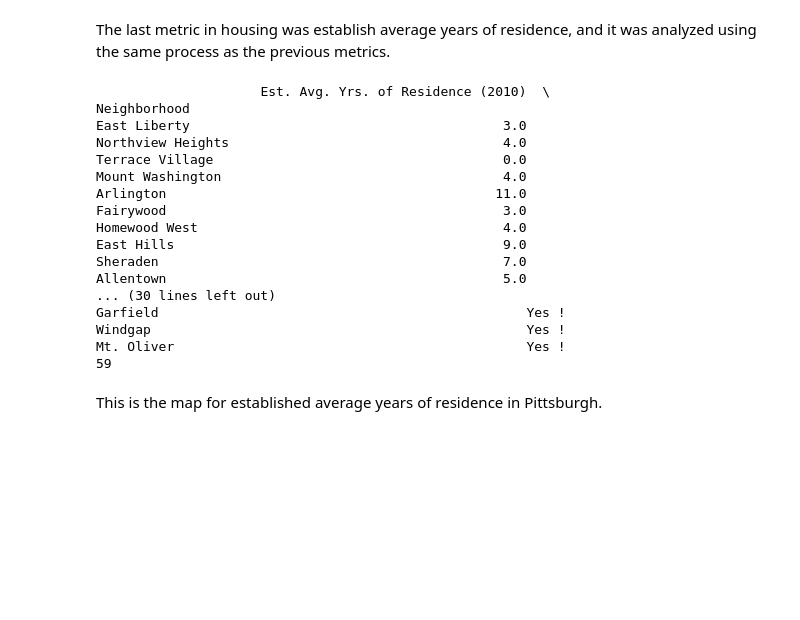
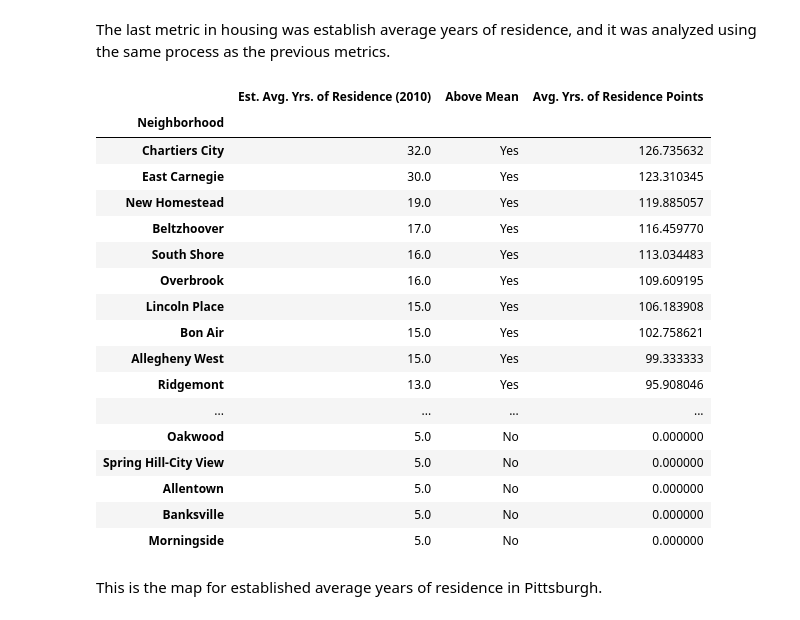
Before and after one commit to Nick0306/Big_Ideas_Final_Project, a Jupyter notebook: Dataset Notebooks/CombinedNotebook.ipynb, the cells around one changed output. Saved outputs shown, nothing was run; the diff lists cells and outputs as text; code cells hidden in the pictures; blank space fills up the shorter version.

```diff
--- a/Dataset Notebooks/CombinedNotebook.ipynb
+++ b/Dataset Notebooks/CombinedNotebook.ipynb
@@ -675,47 +690,54 @@ mhv_map.plot(column='Median Home  Value (2010)',
 The last metric in housing was establish average years of residence, and it was analyzed using the same process as the previous metrics.
 # %%
 # 3.425287356
-
+dict = {}
 count = 0
 for x in data["Est. Avg. Yrs. of Residence (2010)"]:
     data.iloc[count, 9] = float(x)
     count+=1
 
 yres_units = data.sort_values(by=["Est. Avg. Yrs. of Residence (2010)"], ascending=False).iloc[0:, 9:10]
 
 yres_mean = float(yres_units.mean())
 
-yres_units["Falls Below Est. Avg. Yrs. of Residence?"] = np.nan
+yres_df = pd.DataFrame(yres_units)
+yres_df["Above Mean"] = np.nan
 
 c = 0
-for x in range(len(yres_units)):
+for x in range(len(yres_df)):
     yres_temp = yres_units.iloc[x,0]
-    if yres_temp > yres_mean*(3.425287356/5):
-        yres_units.iloc[x,1] = "Yes !"
+    if yres_temp > yres_mean:
+        yres_df.iloc[x,1] = "Yes"
         c+=1
     else:
-        yres_units.iloc[x,1] = "No :("
+        yres_df.iloc[x,1] = "No"
+yres_df["Avg. Yrs. of Residence Points"] = np.nan
+for x in range(len(yres_df)):
+    if(c-x > 0):
+        yres_df.iloc[x,2] = (c-x)*weights.iloc[len(weights)-1, 5]
+    else:
+        yres_df.iloc[x,2] = 0
 
-print(yres_units.sample(20))
-print(c)
+yres_df.head(50)
 # %% [output]
-                     Est. Avg. Yrs. of Residence (2010)  \
-Neighborhood
-East Liberty                                        3.0
-Northview Heights                                   4.0
-Terrace Village                                     0.0
-Mount Washington                                    4.0
-Arlington                                          11.0
-Fairywood                                           3.0
-Homewood West                                       4.0
-East Hills                                          9.0
-Sheraden                                            7.0
-Allentown                                           5.0
-... (30 lines left out)
-Garfield                                               Yes !
-Windgap                                                Yes !
-Mt. Oliver                                             Yes !
-59
+|  | Est. Avg. Yrs. of Residence (2010) | Above Mean | Avg. Yrs. of Residence Points |
+| Neighborhood |  |  |  |
+| Chartiers City | 32.0 | Yes | 126.735632 |
+| East Carnegie | 30.0 | Yes | 123.310345 |
+| New Homestead | 19.0 | Yes | 119.885057 |
+| Beltzhoover | 17.0 | Yes | 116.459770 |
+| South Shore | 16.0 | Yes | 113.034483 |
+| Overbrook | 16.0 | Yes | 109.609195 |
+| Lincoln Place | 15.0 | Yes | 106.183908 |
+| Bon Air | 15.0 | Yes | 102.758621 |
+| Allegheny West | 15.0 | Yes | 99.333333 |
+| Ridgemont | 13.0 | Yes | 95.908046 |
+| ... | ... | ... | ... |
+| Oakwood | 5.0 | No | 0.000000 |
+| Spring Hill-City View | 5.0 | No | 0.000000 |
+| Allentown | 5.0 | No | 0.000000 |
+| Banksville | 5.0 | No | 0.000000 |
+| Morningside | 5.0 | No | 0.000000 |
 # %% [markdown]
 This is the map for established average years of residence in Pittsburgh.
 # %%
```
Also changed, not shown: parts of 3 cells of this notebook.
